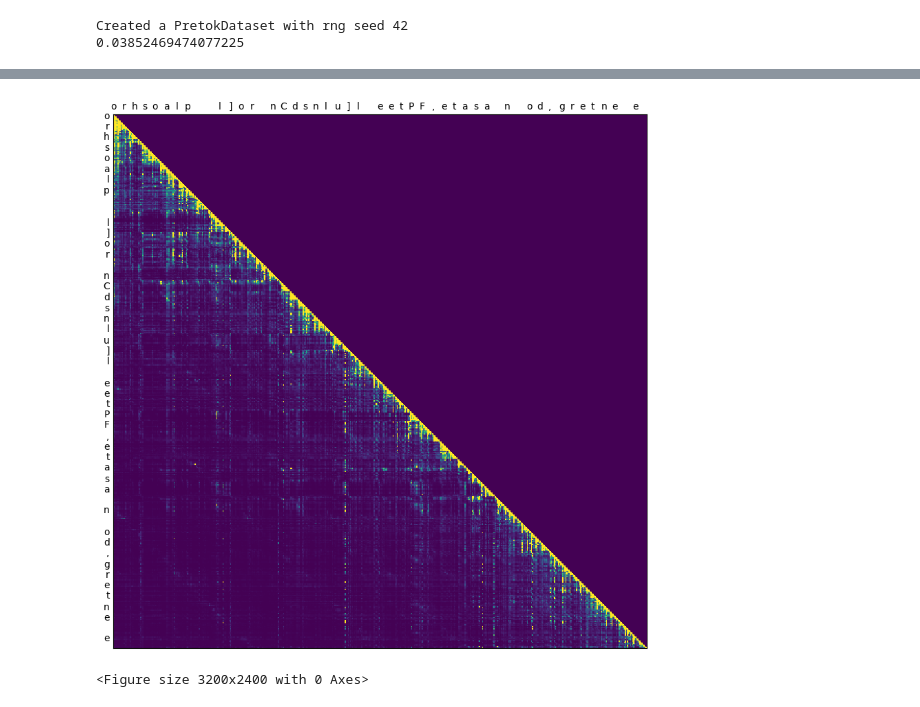
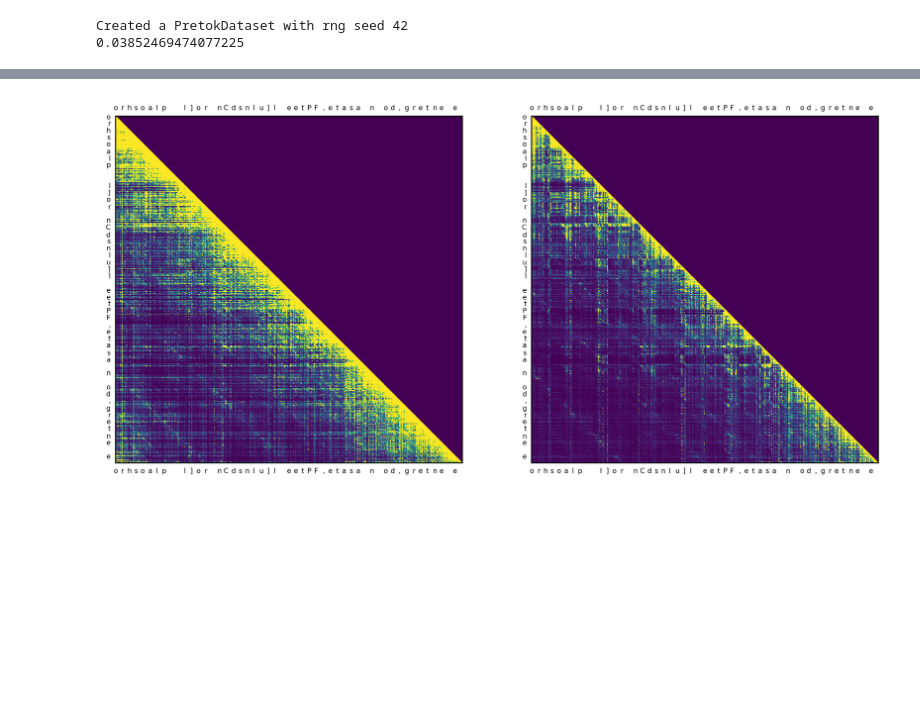
Before and after one commit to mydcxiao/char_LM, a Jupyter notebook: attn_map.ipynb, the cells around one changed output, grey strips where cells are left out. Saved outputs shown, nothing was run; the diff lists cells and outputs as text; code cells hidden in the pictures; blank space fills up the shorter version.

```diff
--- a/attn_map.ipynb
+++ b/attn_map.ipynb
@@ -22,7 +22,7 @@ from enwiki import Task
 from tokenizer import Tokenizer
 # %%
 checkpoint = 'out/ckpt.pt'
-# checkpoint = 'vanilla/ckpt.pt'
+checkpoint_baseline = 'vanilla/ckpt.pt'
 data_cache_dir = "data"
 batch_size = 1  # if gradient_accumulation_steps > 1, this is the micro-batch size
 max_seq_len = 512
@@ -126,6 +126,8 @@ with ctx:
     logits = model(X, Y)
     bpc = model.last_bpc.item()
 print(bpc)
+attn_maps_1 = attn_maps.copy()
+attn_maps.clear()
 del model
 torch.cuda.empty_cache()
 # %% [output]
@@ -134,10 +184,16 @@ Created a PretokDataset with rng seed 42
 # %%
-# fig, axs = plt.subplots(len(attn_maps), 1, figsize=(25, 25))
-fig, axs = plt.subplots(1, len(attn_maps), figsize=(25, 25), dpi=300)
-for i, attn_map in enumerate(attn_maps):
+fig, axs = plt.subplots(2, len(attn_maps_1), figsize=(15, 3), dpi=300)
+for i, attn_map in enumerate(attn_maps_2):
     attn_mat = attn_map[0].sum(0).numpy()
     vmin, vmax = np.percentile(attn_mat, [50, 99])
-    axs[i].matshow(attn_mat, cmap='viridis', norm=Normalize(vmin=vmin, vmax=vmax))
-    axs[i].axis('off')
+    axs[0,i].matshow(attn_mat, cmap='viridis', norm=Normalize(vmin=vmin, vmax=vmax))
+    axs[0,i].axis('off')
+for i, attn_map in enumerate(attn_maps_1):
+    attn_mat = attn_map[0].sum(0).numpy()
+    vmin, vmax = np.percentile(attn_mat, [50, 99])
+    axs[1,i].matshow(attn_mat, cmap='viridis', norm=Normalize(vmin=vmin, vmax=vmax))
+    axs[1,i].axis('off')
+plt.tight_layout()
+plt.subplots_adjust(hspace=0, wspace=0.1)
 plt.show()
 # %% [output]
@@ -145,24 +201,27 @@ plt.show()
 # %%
-attn_map = attn_maps[-1]
-attn_mat = attn_map[0].sum(0).numpy()
-vmin, vmax = np.percentile(attn_mat, [50, 99])
+fig, axs = plt.subplots(1, 2, figsize=(10, 20), dpi=300)
+attn_map_1, attn_map_2 = attn_maps_1[-1], attn_maps_2[-1]
+attn_mat_1 = attn_map_1[0].sum(0).numpy()
+attn_mat_2 = attn_map_2[0].sum(0).numpy()
+vmin_1, vmax_1 = np.percentile(attn_mat_1, [50, 95])
+vmin_2, vmax_2 = np.percentile(attn_mat_2, [50, 95])
 enc = Tokenizer()
 ticks = enc.decode(X[0].cpu().numpy())
-num_ticks = 50
+num_ticks = min(50, len(ticks))
 loc = np.linspace(0, len(ticks), num_ticks, endpoint=False, dtype=int)
 ticks = [ticks[i] for i in loc]
-# ax.set_xticks(np.arange(len(ticks)))
-# ax.set_yticks(np.arange(len(ticks)))
-# ax.set_xticklabels(ticks, rotation=90)  # Adjust labels as needed
-# ax.set_yticklabels(ticks)
-fig = plt.matshow(attn_mat, cmap='viridis', norm=Normalize(vmin=vmin, vmax=vmax))
-fig.figure.set_size_inches(10, 10)
+for i in range(2):
+    axs[i].matshow(eval(f"attn_mat_{2-i}"), cmap='viridis', norm=Normalize(vmin=eval(f'vmin_{i+1}'), vmax=eval(f'vmax_{i+1}')))
+    axs[i].tick_params(axis='both', which='both', length=0, labelsize=5, labeltop=True, labelbottom=True)
+    axs[i].set_xticks(loc, ticks)
+    axs[i].set_yticks(loc, ticks)
+# fig = plt.matshow(attn_mat, cmap='viridis', norm=Normalize(vmin=vmin, vmax=vmax))
+# fig.figure.set_size_inches(10, 10)
 # plt.axis('off')
-plt.xticks(loc, ticks, rotation=0)
-plt.yticks(loc, ticks)
-plt.tick_params(axis='both', which='both', length=0)
-plt.figure(dpi=500)
+# plt.xticks(loc, ticks, rotation=0)
+# plt.yticks(loc, ticks)
+# plt.tick_params(axis='both', which='both', length=0)
+# plt.figure(dpi=500)
 plt.show()
 # %% [output]
-[figure, old version]
+[figure, new version]
-<Figure size 3200x2400 with 0 Axes>
```
Also changed, not shown: parts of 3 cells of this notebook.
